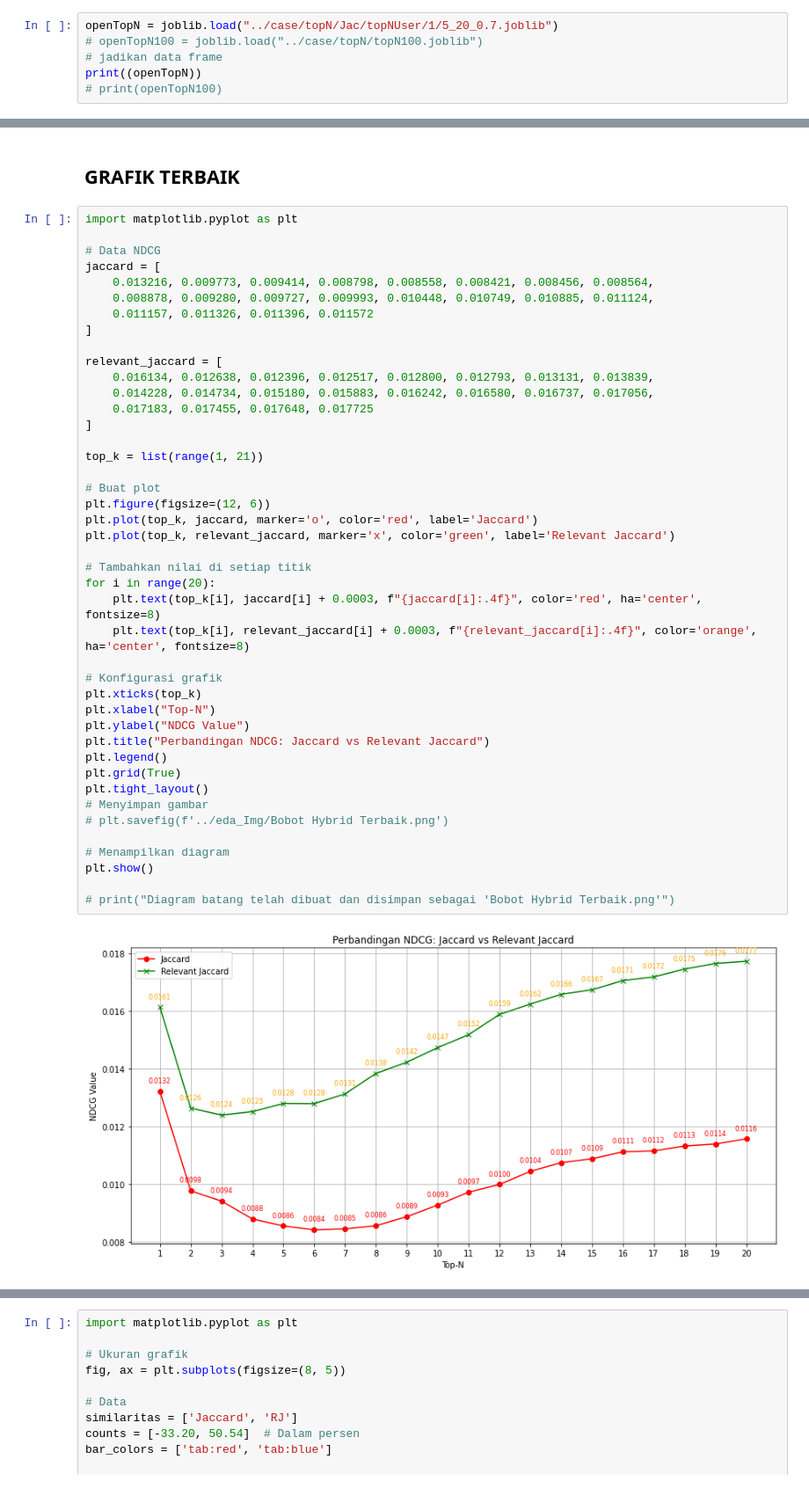
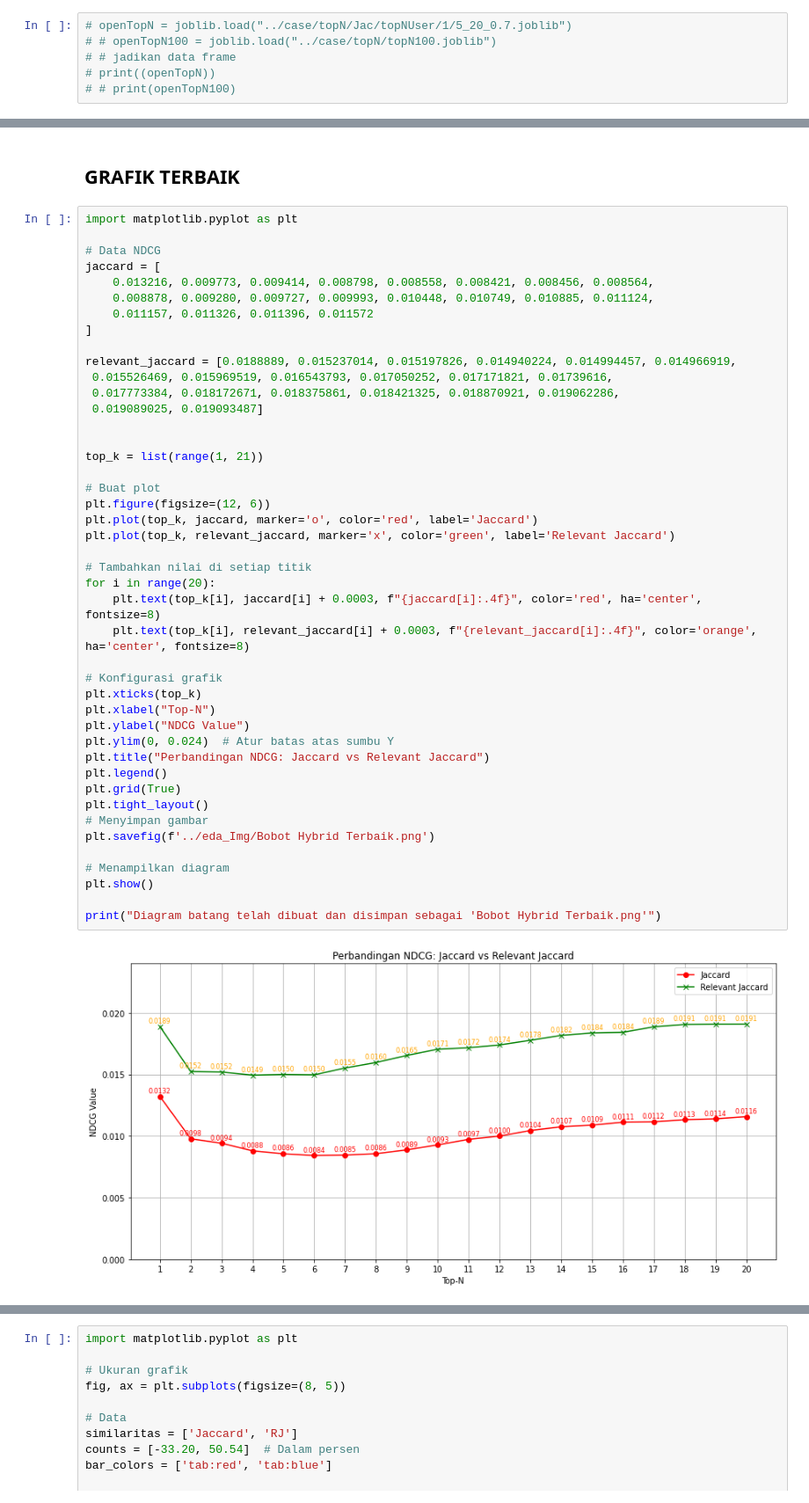
Before and after one commit to alfiiinur/setBasedImplentasi, a Jupyter notebook: evaluasi/NDCG.ipynb, the cells around one changed output, grey strips where cells are left out. Shown at 88% size. Cells and saved outputs as stored; diff of their text form.

```diff
--- a/evaluasi/NDCG.ipynb
+++ b/evaluasi/NDCG.ipynb
@@ -290,8 +291,8 @@ calNDCG
 # %% [markdown]
 ## LOPP TEST REAL DATA
 # %%
-openTopN = joblib.load("../case/topN/Jac/topNUser/1/5_20_0.7.joblib")
-# openTopN100 = joblib.load("../case/topN/topN100.joblib")
-# jadikan data frame
-print((openTopN))
-# print(openTopN100)
+# openTopN = joblib.load("../case/topN/Jac/topNUser/1/5_20_0.7.joblib")
+# # openTopN100 = joblib.load("../case/topN/topN100.joblib")
+# # jadikan data frame
+# print((openTopN))
+# # print(openTopN100)
@@ -1508,40 +1218,41 @@ jaccard = [
     0.011157, 0.011326, 0.011396, 0.011572
 ]
 
-relevant_jaccard = [
-    0.016134, 0.012638, 0.012396, 0.012517, 0.012800, 0.012793, 0.013131, 0.013839,
-    0.014228, 0.014734, 0.015180, 0.015883, 0.016242, 0.016580, 0.016737, 0.017056,
-    0.017183, 0.017455, 0.017648, 0.017725
-]
+relevant_jaccard = [0.0188889, 0.015237014, 0.015197826, 0.014940224, 0.014994457, 0.014966919,
+ 0.015526469, 0.015969519, 0.016543793, 0.017050252, 0.017171821, 0.01739616,
+ 0.017773384, 0.018172671, 0.018375861, 0.018421325, 0.018870921, 0.019062286,
+ 0.019089025, 0.019093487]
+
 
 top_k = list(range(1, 21))
 
 # Buat plot
 plt.figure(figsize=(12, 6))
 plt.plot(top_k, jaccard, marker='o', color='red', label='Jaccard')
 plt.plot(top_k, relevant_jaccard, marker='x', color='green', label='Relevant Jaccard')
 
 # Tambahkan nilai di setiap titik
 for i in range(20):
     plt.text(top_k[i], jaccard[i] + 0.0003, f"{jaccard[i]:.4f}", color='red', ha='center', fontsize=8)
     plt.text(top_k[i], relevant_jaccard[i] + 0.0003, f"{relevant_jaccard[i]:.4f}", color='orange', ha='center', fontsize=8)
 
 # Konfigurasi grafik
 plt.xticks(top_k)
 plt.xlabel("Top-N")
 plt.ylabel("NDCG Value")
+plt.ylim(0, 0.024)  # Atur batas atas sumbu Y
 plt.title("Perbandingan NDCG: Jaccard vs Relevant Jaccard")
 plt.legend()
 plt.grid(True)
 plt.tight_layout()
 # Menyimpan gambar
-# plt.savefig(f'../eda_Img/Bobot Hybrid Terbaik.png')
+plt.savefig(f'../eda_Img/Bobot Hybrid Terbaik.png')
 
 # Menampilkan diagram
 plt.show()
 
-# print("Diagram batang telah dibuat dan disimpan sebagai 'Bobot Hybrid Terbaik.png'")
+print("Diagram batang telah dibuat dan disimpan sebagai 'Bobot Hybrid Terbaik.png'")
 # %% [output]
-[figure, old version]
+[figure, new version]
 Diagram batang telah dibuat dan disimpan sebagai 'Bobot Hybrid Terbaik.png'
 # %% [markdown]
```
Also changed, not shown: parts of 78 cells of this notebook, 2 other files.
